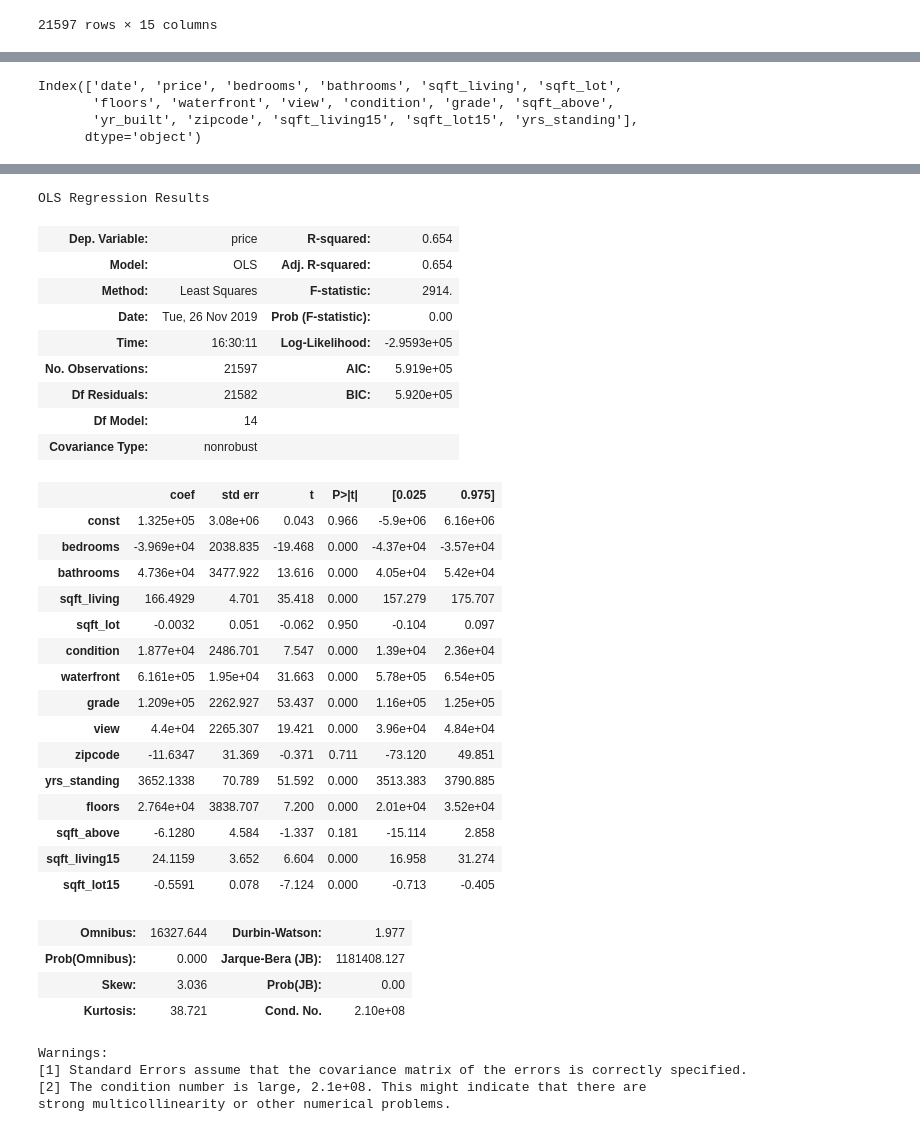
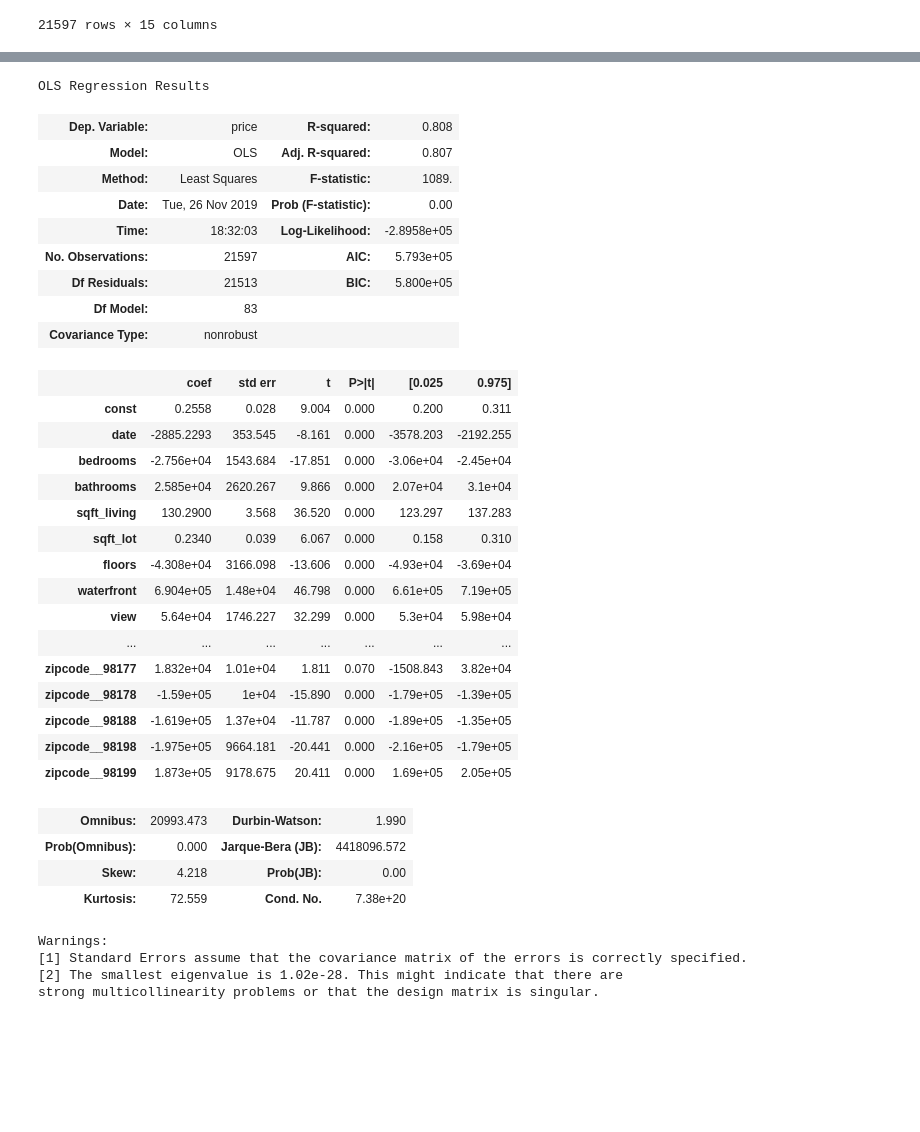
Before and after one commit to kmcnicoll/KyleMatt, a Jupyter notebook: kc_housing_data - wip - finch.ipynb, the cells around one changed output, grey strips where cells are left out. Saved outputs shown, nothing was run; the diff lists cells and outputs as text; code cells hidden in the pictures; blank space fills up the shorter version.

```diff
--- a/kc_housing_data - wip - finch.ipynb
+++ b/kc_housing_data - wip - finch.ipynb
@@ -105,6 +107,8 @@ df = df.fillna(0)
 df['date'] = pd.to_datetime(df['date'])
 # %%
 df['date'] = [i.month for i in df['date']]
+# %%
+df['PRICE'] = df['price'].map(lambda x: np.log(x))
 # %%
 df
 # %% [output]
@@ -129,3 +133,5 @@ df
+# %%
+df_dummies = pd.get_dummies(df, prefix = 'zipcode_', columns = ['zipcode'])
 # %%
 df_pred = df.iloc[:,0:17]
 df_pred.head()
@@ -334,7 +398,2 @@ sns.heatmap(corr, cmap = "BuPu")
-# %%
-df.columns
-# %% [output]
-Index(['date', 'price', 'bedrooms', 'bathrooms', 'sqft_living', 'sqft_lot',
-       'floors', 'waterfront', 'view', 'condition', 'grade', 'sqft_above',
-       'yr_built', 'zipcode', 'sqft_living15', 'sqft_lot15', 'yrs_standing'],
-      dtype='object')
+# %%
+df_dum = df_dummies.drop('price', axis=1)
@@ -345,7 +406,7 @@ import pandas as pd
 
 
 
-X = df[['bedrooms','bathrooms', 'sqft_living', 'sqft_lot', 'condition', 'waterfront', 'grade','view', 'zipcode', 'yrs_standing', 'floors', 'sqft_above', 'sqft_living15', 'sqft_lot15']] # here we have 2 variables for multiple regression. If you just want to use one variable for simple linear regression, then use X = df['Interest_Rate'] for example.Alternatively, you may add additional variables within the brackets
+X = df_dum.drop('') # here we have 2 variables for multiple regression. If you just want to use one variable for simple linear regression, then use X = df['Interest_Rate'] for example.Alternatively, you may add additional variables within the brackets
 Y = df['price']
 
 # with sklearn
@@ -372,34 +443,34 @@ Coefficients:
 OLS Regression Results
-| Dep. Variable: | price | R-squared: | 0.654 |
-| Model: | OLS | Adj. R-squared: | 0.654 |
-| Method: | Least Squares | F-statistic: | 2914. |
+| Dep. Variable: | price | R-squared: | 0.808 |
+| Model: | OLS | Adj. R-squared: | 0.807 |
+| Method: | Least Squares | F-statistic: | 1089. |
 | Date: | Tue, 26 Nov 2019 | Prob (F-statistic): | 0.00 |
-| Time: | 16:30:11 | Log-Likelihood: | -2.9593e+05 |
-| No. Observations: | 21597 | AIC: | 5.919e+05 |
-| Df Residuals: | 21582 | BIC: | 5.920e+05 |
-| Df Model: | 14 |  |  |
+| Time: | 18:32:03 | Log-Likelihood: | -2.8958e+05 |
+| No. Observations: | 21597 | AIC: | 5.793e+05 |
+| Df Residuals: | 21513 | BIC: | 5.800e+05 |
+| Df Model: | 83 |  |  |
 | Covariance Type: | nonrobust |  |  |
 |  | coef | std err | t | P>|t| | [0.025 | 0.975] |
-| const | 1.325e+05 | 3.08e+06 | 0.043 | 0.966 | -5.9e+06 | 6.16e+06 |
-| bedrooms | -3.969e+04 | 2038.835 | -19.468 | 0.000 | -4.37e+04 | -3.57e+04 |
-| bathrooms | 4.736e+04 | 3477.922 | 13.616 | 0.000 | 4.05e+04 | 5.42e+04 |
-| sqft_living | 166.4929 | 4.701 | 35.418 | 0.000 | 157.279 | 175.707 |
-| sqft_lot | -0.0032 | 0.051 | -0.062 | 0.950 | -0.104 | 0.097 |
-| condition | 1.877e+04 | 2486.701 | 7.547 | 0.000 | 1.39e+04 | 2.36e+04 |
-| waterfront | 6.161e+05 | 1.95e+04 | 31.663 | 0.000 | 5.78e+05 | 6.54e+05 |
-| grade | 1.209e+05 | 2262.927 | 53.437 | 0.000 | 1.16e+05 | 1.25e+05 |
-| view | 4.4e+04 | 2265.307 | 19.421 | 0.000 | 3.96e+04 | 4.84e+04 |
-| zipcode | -11.6347 | 31.369 | -0.371 | 0.711 | -73.120 | 49.851 |
-| yrs_standing | 3652.1338 | 70.789 | 51.592 | 0.000 | 3513.383 | 3790.885 |
-| floors | 2.764e+04 | 3838.707 | 7.200 | 0.000 | 2.01e+04 | 3.52e+04 |
-| sqft_above | -6.1280 | 4.584 | -1.337 | 0.181 | -15.114 | 2.858 |
-| sqft_living15 | 24.1159 | 3.652 | 6.604 | 0.000 | 16.958 | 31.274 |
-| sqft_lot15 | -0.5591 | 0.078 | -7.124 | 0.000 | -0.713 | -0.405 |
+| const | 0.2558 | 0.028 | 9.004 | 0.000 | 0.200 | 0.311 |
+| date | -2885.2293 | 353.545 | -8.161 | 0.000 | -3578.203 | -2192.255 |
+| bedrooms | -2.756e+04 | 1543.684 | -17.851 | 0.000 | -3.06e+04 | -2.45e+04 |
+| bathrooms | 2.585e+04 | 2620.267 | 9.866 | 0.000 | 2.07e+04 | 3.1e+04 |
+| sqft_living | 130.2900 | 3.568 | 36.520 | 0.000 | 123.297 | 137.283 |
+| sqft_lot | 0.2340 | 0.039 | 6.067 | 0.000 | 0.158 | 0.310 |
+| floors | -4.308e+04 | 3166.098 | -13.606 | 0.000 | -4.93e+04 | -3.69e+04 |
+| waterfront | 6.904e+05 | 1.48e+04 | 46.798 | 0.000 | 6.61e+05 | 7.19e+05 |
+| view | 5.64e+04 | 1746.227 | 32.299 | 0.000 | 5.3e+04 | 5.98e+04 |
+| ... | ... | ... | ... | ... | ... | ... |
+| zipcode__98177 | 1.832e+04 | 1.01e+04 | 1.811 | 0.070 | -1508.843 | 3.82e+04 |
+| zipcode__98178 | -1.59e+05 | 1e+04 | -15.890 | 0.000 | -1.79e+05 | -1.39e+05 |
+| zipcode__98188 | -1.619e+05 | 1.37e+04 | -11.787 | 0.000 | -1.89e+05 | -1.35e+05 |
+| zipcode__98198 | -1.975e+05 | 9664.181 | -20.441 | 0.000 | -2.16e+05 | -1.79e+05 |
+| zipcode__98199 | 1.873e+05 | 9178.675 | 20.411 | 0.000 | 1.69e+05 | 2.05e+05 |
-| Omnibus: | 16327.644 | Durbin-Watson: | 1.977 |
-| Prob(Omnibus): | 0.000 | Jarque-Bera (JB): | 1181408.127 |
-| Skew: | 3.036 | Prob(JB): | 0.00 |
-| Kurtosis: | 38.721 | Cond. No. | 2.10e+08 |
+| Omnibus: | 20993.473 | Durbin-Watson: | 1.990 |
+| Prob(Omnibus): | 0.000 | Jarque-Bera (JB): | 4418096.572 |
+| Skew: | 4.218 | Prob(JB): | 0.00 |
+| Kurtosis: | 72.559 | Cond. No. | 7.38e+20 |
 Warnings:
 [1] Standard Errors assume that the covariance matrix of the errors is correctly specified.
-[2] The condition number is large, 2.1e+08. This might indicate that there are
-strong multicollinearity or other numerical problems.
+[2] The smallest eigenvalue is 1.02e-28. This might indicate that there are
+strong multicollinearity problems or that the design matrix is singular.
```
Also changed, not shown: parts of 21 cells of this notebook.
